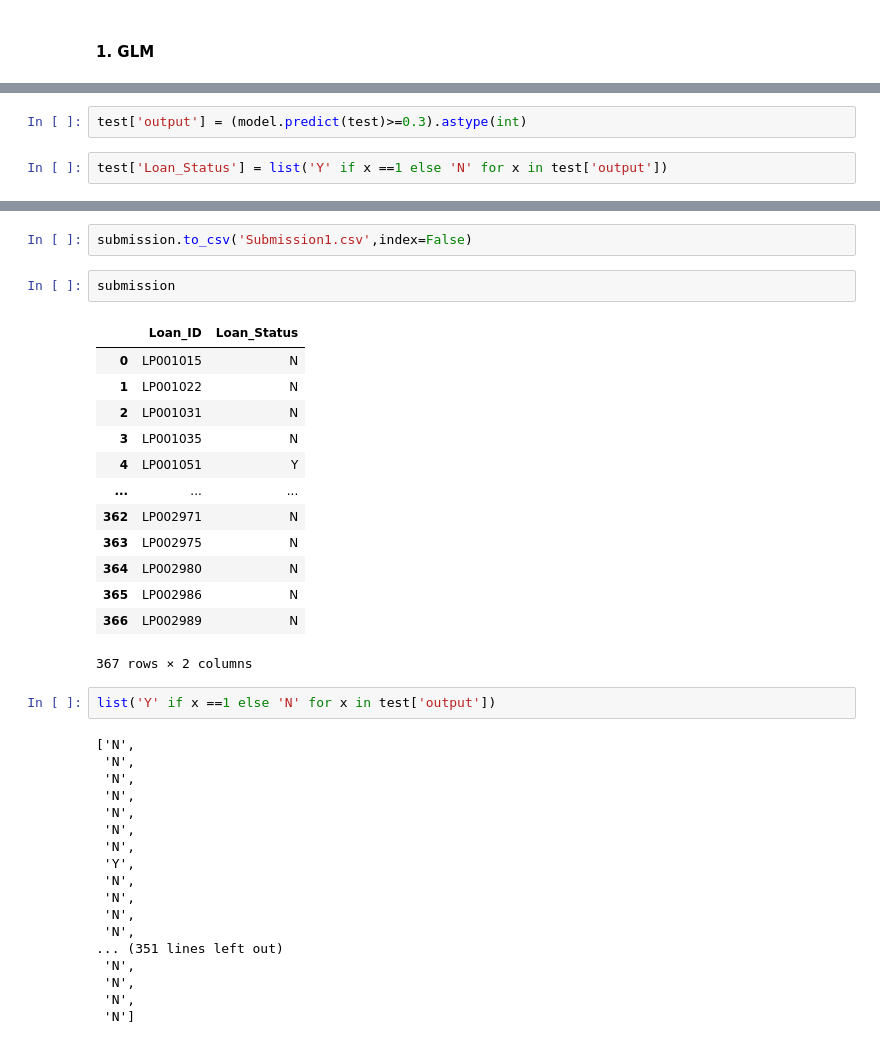
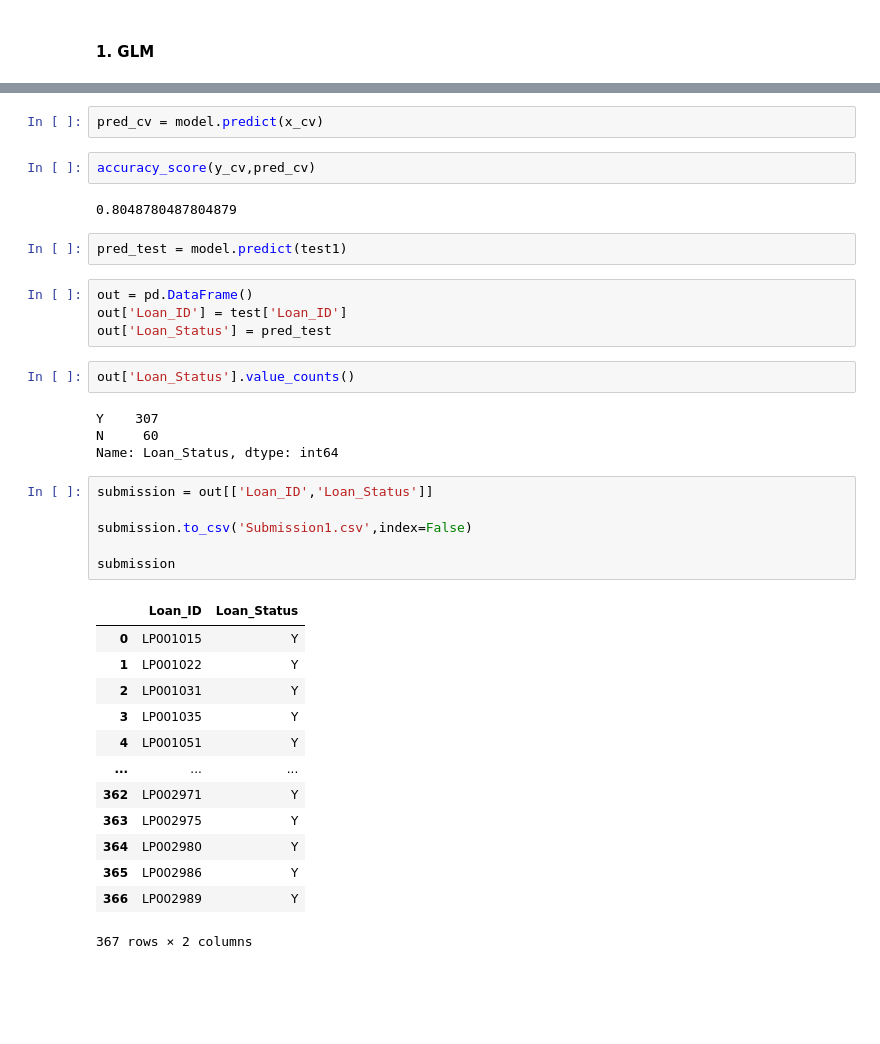
Before and after one commit to yashlab/Courses_Competitions, a Jupyter notebook: AV/Loan-Prediction.ipynb, the cells around one changed output, grey strips where cells are left out. Drawn from its saved outputs; the diff is of its cells as text; blank space fills up the shorter version.

```diff
--- a/AV/Loan-Prediction.ipynb
+++ b/AV/Loan-Prediction.ipynb
@@ -311,4 +409,0 @@ model.summary2()
-# %%
-test['output'] = (model.predict(test)>=0.3).astype(int)
-# %%
-test['Loan_Status'] = list('Y' if x ==1 else 'N' for x in test['output'])
@@ -317,38 +410,38 @@ submission = test[['Loan_ID','Loan_Status']]
+# %%
+pred_cv = model.predict(x_cv)
+# %%
+accuracy_score(y_cv,pred_cv)
+# %% [output]
+0.8048780487804879
+# %%
+pred_test = model.predict(test1)
+# %%
+out = pd.DataFrame()
+out['Loan_ID'] = test['Loan_ID']
+out['Loan_Status'] = pred_test
+# %%
+out['Loan_Status'].value_counts()
+# %% [output]
+Y    307
+N     60
+Name: Loan_Status, dtype: int64
 # %%
+submission = out[['Loan_ID','Loan_Status']]
+
 submission.to_csv('Submission1.csv',index=False)
+
+submission
+# %% [output]
+|  | Loan_ID | Loan_Status |
+| 0 | LP001015 | Y |
+| 1 | LP001022 | Y |
+| 2 | LP001031 | Y |
+| 3 | LP001035 | Y |
+| 4 | LP001051 | Y |
+| ... | ... | ... |
+| 362 | LP002971 | Y |
+| 363 | LP002975 | Y |
+| 364 | LP002980 | Y |
+| 365 | LP002986 | Y |
+| 366 | LP002989 | Y |
+367 rows × 2 columns
-# %%
-submission
-# %% [output]
-|  | Loan_ID | Loan_Status |
-| 0 | LP001015 | N |
-| 1 | LP001022 | N |
-| 2 | LP001031 | N |
-| 3 | LP001035 | N |
-| 4 | LP001051 | Y |
-| ... | ... | ... |
-| 362 | LP002971 | N |
-| 363 | LP002975 | N |
-| 364 | LP002980 | N |
-| 365 | LP002986 | N |
-| 366 | LP002989 | N |
-367 rows × 2 columns
-# %%
-list('Y' if x ==1 else 'N' for x in test['output'])
-# %% [output]
-['N',
- 'N',
- 'N',
- 'N',
- 'N',
- 'N',
- 'N',
- 'Y',
- 'N',
- 'N',
- 'N',
- 'N',
-... (351 lines left out)
- 'N',
- 'N',
- 'N',
- 'N']
```
Also changed, not shown: parts of 23 cells of this notebook.
